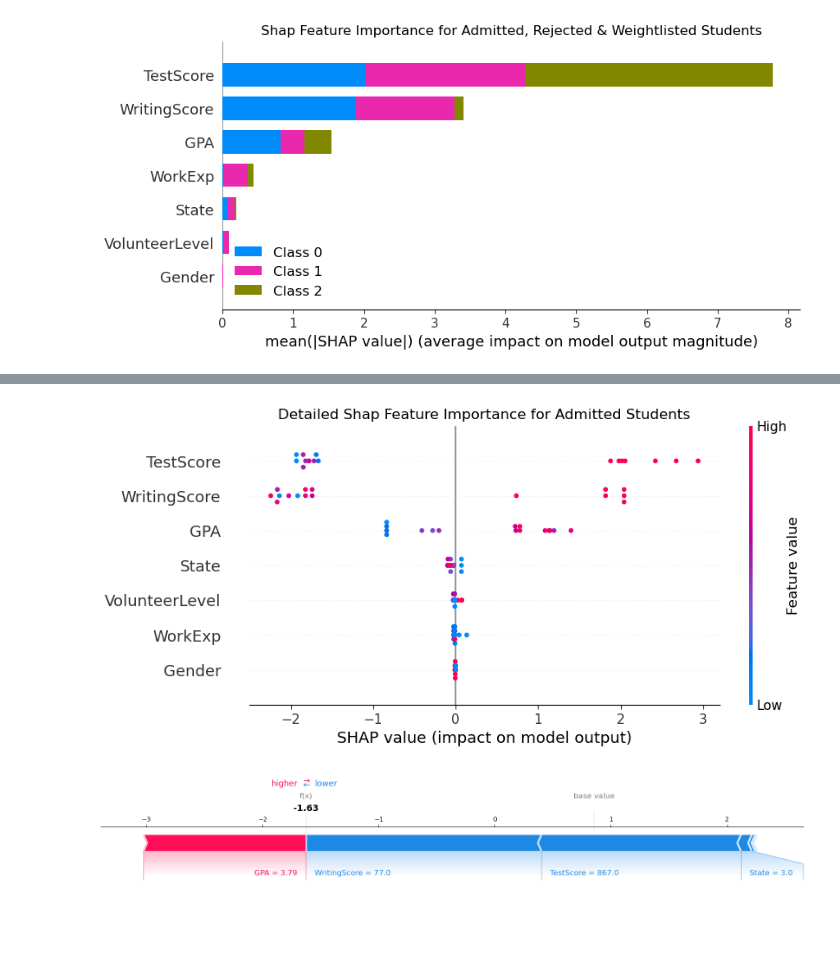
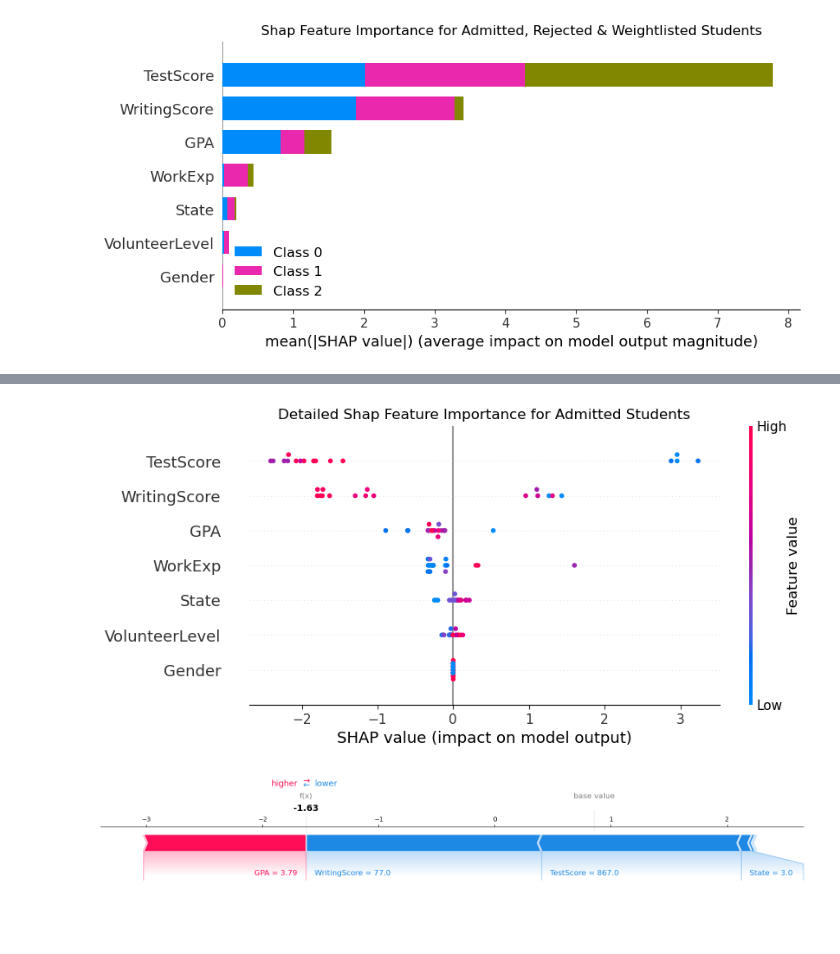
Before and after one commit to ad1589/dsan-5900.github.io, a Jupyter notebook: code/amelia_xgboost/xgboost.ipynb, the cells around one changed output, grey strips where cells are left out. Cells and saved outputs as stored; diff of their text form; code cells hidden in the pictures.

```diff
--- a/code/amelia_xgboost/xgboost.ipynb
+++ b/code/amelia_xgboost/xgboost.ipynb
@@ -149,12 +529,13 @@ plt.show()
 # %%
-# Detailed summary plot for the first class
-class_index = 0
+# ddetailed summary plots
+class_index = 1
+
 shap.summary_plot(shap_values[class_index], X_test, plot_type="dot", show=False)
 plt.gcf().set_size_inches(9,4)
 plt.title("Detailed Shap Feature Importance for Admitted Students")
 plt.show()
 # %% [output]
-[figure, old version]
+[figure, new version]
 # %%
 for class_idx in range(0,3):
     shap.force_plot(explainer.expected_value[class_idx], shap_values[class_idx][0,:], X_test.iloc[0,:], matplotlib=True)
```
Also changed, not shown: parts of 26 cells of this notebook, 4 other files.
